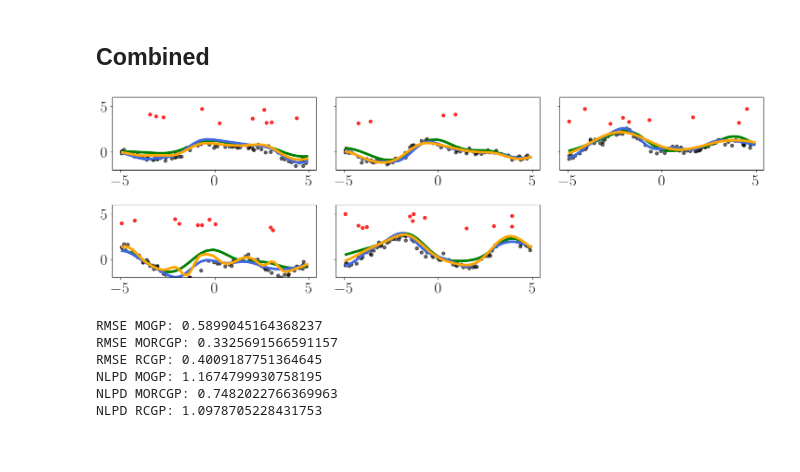
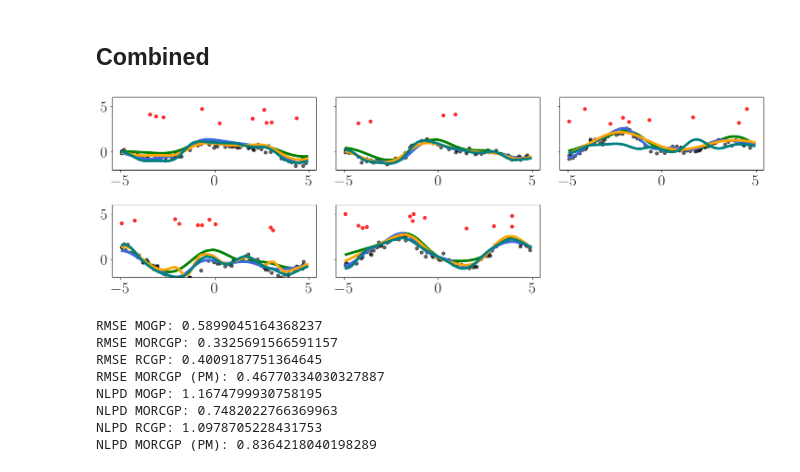
Before and after one commit to joshuarooijakkers/robust_conjugate_MOGP, a Jupyter notebook: experiments/synthetic/synthetic.ipynb, the cells around one changed output. Saved outputs shown, nothing was run; the diff lists cells and outputs as text; code cells hidden in the pictures.

```diff
--- a/experiments/synthetic/synthetic.ipynb
+++ b/experiments/synthetic/synthetic.ipynb
@@ -123,7 +123,10 @@ outlier_values = np.where(
 )
 Y_train[indices] = outlier_values
 
-epsilon_per_channel = np.bincount(indices[1])
+outliers_per_channel = np.bincount(indices[1])
+non_nan_counts = np.sum(~np.isnan(Y_train), axis=0)
+
+epsilons = outliers_per_channel / non_nan_counts
 
 # Plotting in 2 rows and 3 columns
 fig, axs = plt.subplots(2, 3, figsize=(15, 8))
@@ -295,0 +301,36 @@ plt.show()
+# %%
+morcgp = MORCGPRegressor_PM(mean=0, length_scale=lengthscale, noise=np.array([0.2]*D), A=A, epsilons=epsilons)
+morcgp.fit(x_train, Y_train)
+
+# print(morcgp.loo_cv(length_scale=optim_length_scale, noise=optim_noise, A=A, weighted=False))
+
+morcgp.optimize_loo_cv(weighted=True, print_opt_param = True, print_iter_param=True,
+                                                            #    B_weighted=A@A.T, noise_weighted=np.array([0.2]*D)
+                                                               )
+
+mu_pm, var_pm = morcgp.predict(x_test)
+std_pm = np.sqrt(var_pm + morcgp.noise)
+
+# Plotting
+fig, axs = plt.subplots(2, 3, figsize=(15, 5))
+
+for i in range(D):
+    ax = axs[i // 3, i % 3]
+    # Separate inliers and outliers
+    x_all = x_train.flatten()
+    y_all = Y_train[:, i]
+    is_outlier = outlier_mask[:, i]
+
+    ax.plot(x_all[~is_outlier], y_all[~is_outlier], 'o', color='black', alpha=0.6, label=f'Output {i+1} - inliers')
+    ax.plot(x_all[is_outlier], y_all[is_outlier], 'o', color='red', alpha=0.8, label='Outliers')
+    ax.plot(x_test.flatten(), mu_pm[:, i], '-', color='Green', label=f'Predicted Mean')
+    ax.fill_between(x_test.flatten(), mu_pm[:, i] - 2*std_pm[:, i], mu_pm[:, i] + 2*std_pm[:, i], color='Green', alpha=0.2, label=f'±2 Std. Dev.')
+    ax.set_ylim([-6, 6])
+    if i % 3 != 0:
+        ax.set_yticklabels([])
+
+# Hide the unused 6th subplot
+axs[1, 2].axis('off')
+
+plt.tight_layout()
+plt.show()
@@ -380,54 +440,64 @@ for i in range(D):
     # Separate inliers and outliers
     x_all = x_train.flatten()
     y_all = Y_train[:, i]
     is_outlier = outlier_mask[:, i]
 
     ax.plot(x_all[~is_outlier], y_all[~is_outlier], 'o', color='black', alpha=0.6, label=f'Output {i+1} - inliers')
     ax.plot(x_all[is_outlier], y_all[is_outlier], 'o', color='red', alpha=0.8, label='Outliers')
 
     # MOGP
     ax.plot(x_test.flatten(), mu_mogp[:, i], '-', color='Green', label=f'Predicted Mean')
     # ax.fill_between(x_test.flatten(), mu_mogp[:, i] - 2*std_mogp[:, i], mu_mogp[:, i] + 2*std_mogp[:, i], color='Blue', alpha=0.2, label=f'±2 Std. Dev.')
 
     # MORCGP
     ax.plot(x_test.flatten(), mu_morcgp[:, i], '-', color='RoyalBlue', label=f'Predicted Mean')
     # ax.fill_between(x_test.flatten(), mu_morcgp[:, i] - 2*std_morcgp[:, i], mu_morcgp[:, i] + 2*std_morcgp[:, i], color='Green', alpha=0.2, label=f'±2 Std. Dev.')
 
     # RCGP
     ax.plot(x_test.flatten(), mu_rcgp[:, i], '-', color='Orange', label=f'Predicted Mean')
     # ax.fill_between(x_test.flatten(), mu_rcgp[:, i] - 2*std_rcgp[:, i], mu_rcgp[:, i] + 2*std_rcgp[:, i], color='Red', alpha=0.2, label=f'±2 Std. Dev.')
 
+    # MORCGP (RCGP weights)
+    ax.plot(x_test.flatten(), mu_pm[:, i], '-', color='Teal', label=f'Predicted Mean')
+    # ax.fill_between(x_test.flatten(), mu_pm[:, i] - 2*std_pm[:, i], mu_pm[:, i] + 2*std_pm[:, i], color='Teal', alpha=0.2, label=f'±2 Std. Dev.')
+
     ax.set_ylim([-2, 6])
     if i % 3 != 0:
         ax.set_yticklabels([])
 
 # Hide the unused 6th subplot
 axs[1, 2].axis('off')
 
 plt.tight_layout()
 plt.show()
 # %% [output]
-[figure, old version]
+[figure, new version]
 # %%
 rmse_mogp = calculate_rmse(Y_test, mu_mogp)
 rmse_morcgp = calculate_rmse(Y_test, mu_morcgp)
 rmse_rcgp = calculate_rmse(Y_test, mu_rcgp)
+rmse_pm = calculate_rmse(Y_test, mu_pm)
 
 print("RMSE MOGP:", rmse_mogp)
 print("RMSE MORCGP:", rmse_morcgp)
 print("RMSE RCGP:", rmse_rcgp)
+print("RMSE MORCGP (PM):", rmse_pm)
 
 nlpd_mogp = nlpd(Y_test, mu_mogp, std_mogp**2)
 nlpd_morcgp = nlpd(Y_test, mu_morcgp, std_morcgp**2)
 nlpd_rcgp = nlpd(Y_test, mu_rcgp, std_rcgp**2)
+nlpd_pm = nlpd(Y_test, mu_pm, std_pm**2)
 
 print("NLPD MOGP:", nlpd_mogp)
 print("NLPD MORCGP:", nlpd_morcgp)
 print("NLPD RCGP:", nlpd_rcgp)
+print("NLPD MORCGP (PM):", nlpd_pm)
 # %% [output]
 RMSE MOGP: 0.5899045164368237
 RMSE MORCGP: 0.3325691566591157
 RMSE RCGP: 0.4009187751364645
+RMSE MORCGP (PM): 0.46770334030327887
 NLPD MOGP: 1.1674799930758195
 NLPD MORCGP: 0.7482022766369963
 NLPD RCGP: 1.0978705228431753
+NLPD MORCGP (PM): 0.8364218040198289
```
Also changed, not shown: parts of 3 cells of this notebook.
